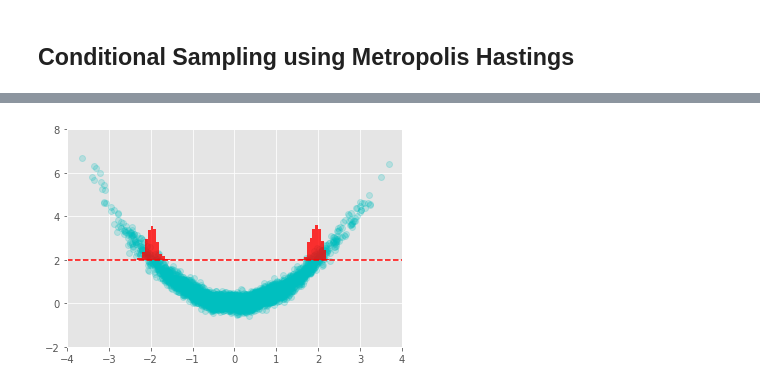
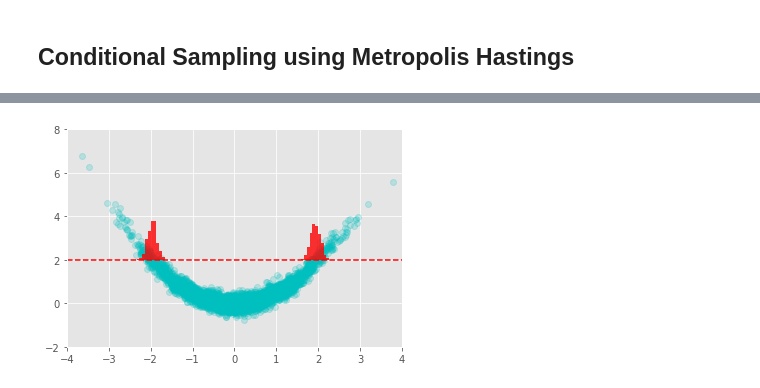
Before and after one commit to CaseyLeeDowdle/TransportNets, a Jupyter notebook: examples/banana/MH-MCMC.ipynb, the cells around one changed output, grey strips where cells are left out. Cells and saved outputs as stored; diff of their text form; code cells hidden in the pictures.

```diff
--- a/examples/banana/MH-MCMC.ipynb
+++ b/examples/banana/MH-MCMC.ipynb
@@ -44,7 +46,7 @@ ax2.plot(latent[:,0], latent[:,1], 'ro', alpha = .2)
 ### Define an NVP-based normalizing flow
 # %%
 # Create model object
-nvp = NVP(num_layers=3, neuron_list=[3,3])
+nvp = NVP(num_layers=3, neuron_list=[4,4])
 
 # Create optimizer and compile nvp with it
 opt = tf.keras.optimizers.Adam(learning_rate=2e-3, epsilon=1e-06)
@@ -149,0 +137,10 @@ it: 9000 time: 7.73588752746582
+# %%
+# Run the algorithm
+init_val = tf.zeros([1],tf.float32)
+b = tf.constant(2.0,tf.float32)
+niters = 10000
+y_given = tf.constant([2.0])
+log_prob_fn = model_log_prob(nvp,y_given=y_given)
+
+acc_rate, samples = MetropolisHastings(init_val,b,niters,log_prob_fn)
+print(acc_rate)
@@ -150,10 +159,10 @@ it: 9000 time: 7.73588752746582
 # %%
 # Plot the conditional samples
 fig, ax = plt.subplots()
 ax.plot(forward_pass[:, 0], forward_pass[:, 1], 'co', alpha=.2)
-ax.hist(samples, 150, (-5, 5), color='r', alpha=.8, density=True, zorder=10,bottom=2.0)
+ax.hist(samples[:,0], 150, (-5, 5), color='r', alpha=.8, density=True, zorder=10,bottom=2.0)
 ax.axhline(y=y_star, color='r', linestyle='--')
 ax.set(xlim=(-4,4))
 ax.set(ylim=(-2,8));
 # %% [output]
-[figure, old version]
+[figure, new version]
```
Also changed, not shown: parts of 9 cells of this notebook, 4 other files.
